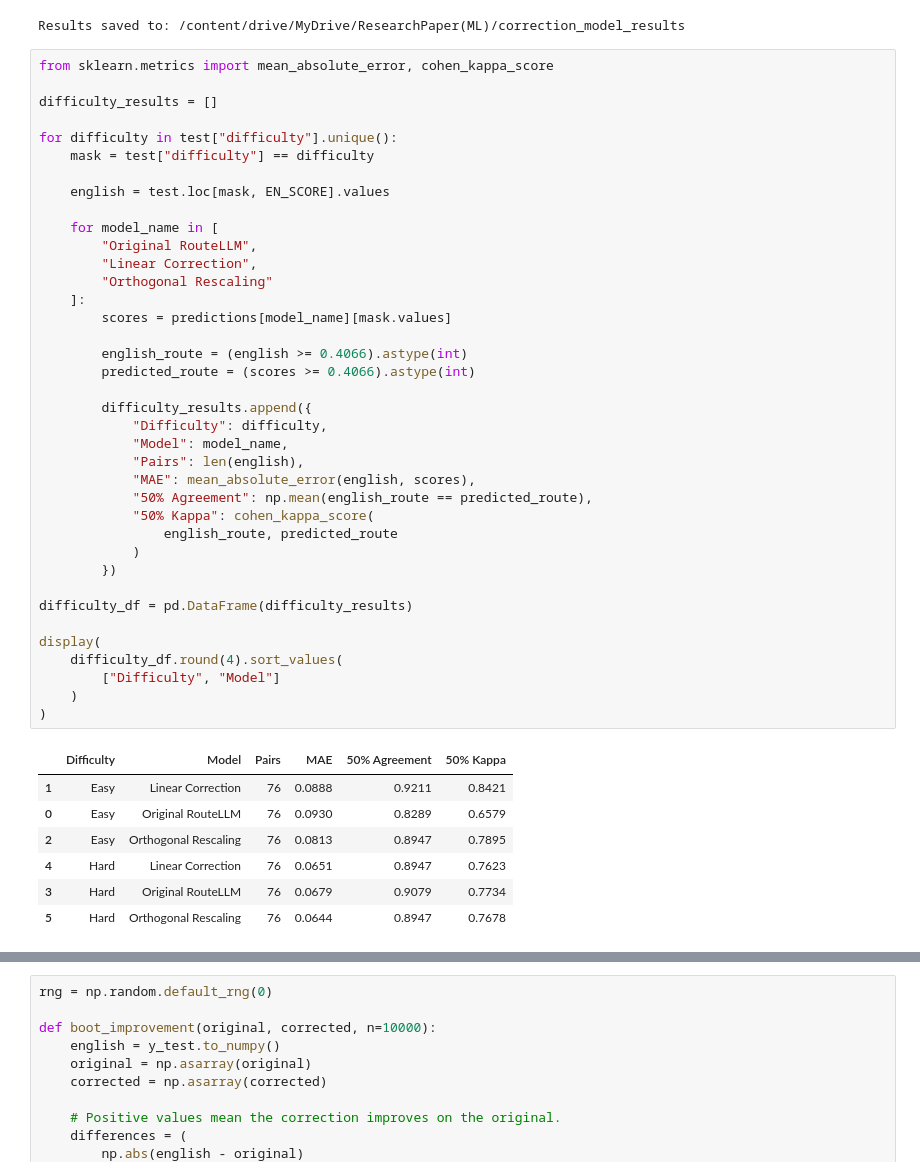
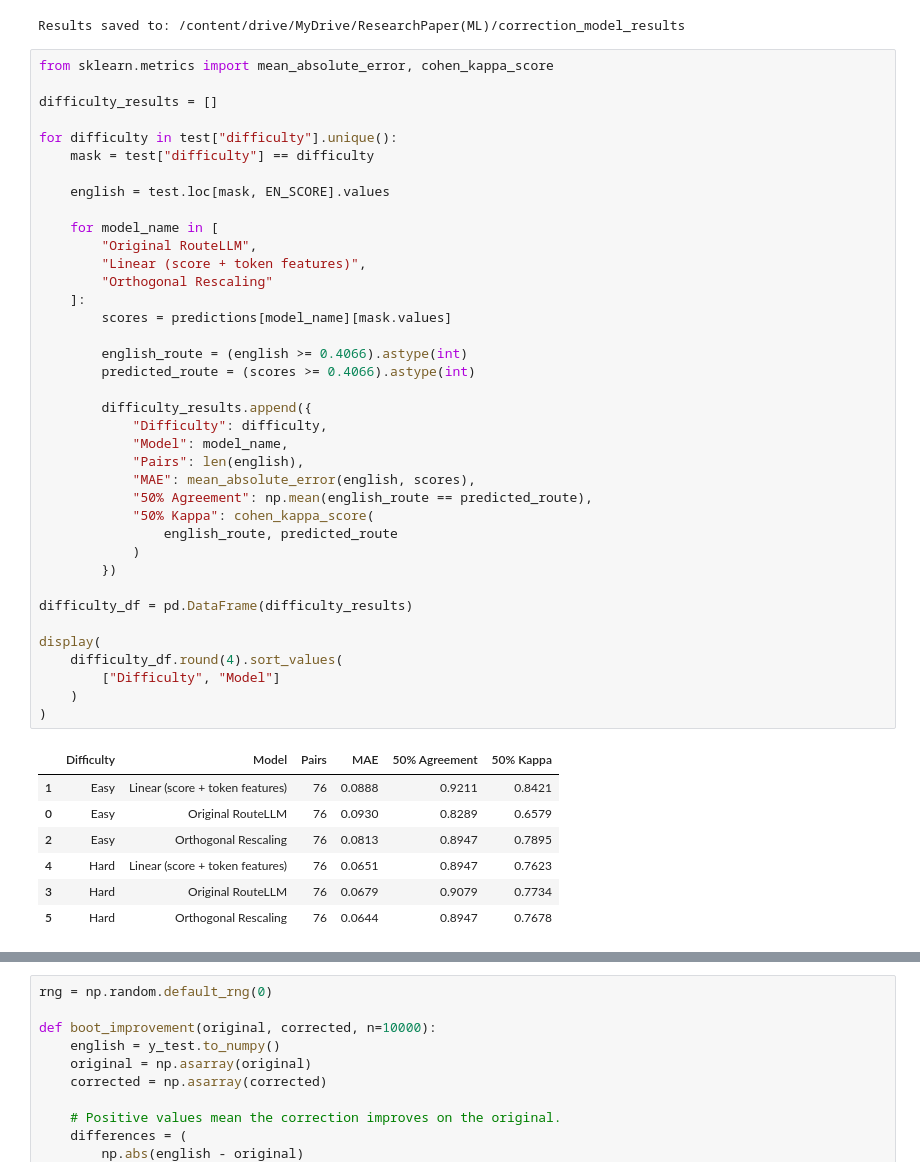
Before and after one commit to nehamalhotra-21/codemixing_llmrouter, a Jupyter notebook: person4_RouteLLM_Benchmark_Comparison.ipynb, the cells around one changed output, grey strips where cells are left out. Cells and saved outputs as stored; diff of their text form.

```diff
--- a/person4_RouteLLM_Benchmark_Comparison.ipynb
+++ b/person4_RouteLLM_Benchmark_Comparison.ipynb
@@ -385,38 +385,38 @@ for difficulty in test["difficulty"].unique():
 
     for model_name in [
         "Original RouteLLM",
-        "Linear Correction",
+        "Linear (score + token features)",
         "Orthogonal Rescaling"
     ]:
         scores = predictions[model_name][mask.values]
 
         english_route = (english >= 0.4066).astype(int)
         predicted_route = (scores >= 0.4066).astype(int)
 
         difficulty_results.append({
             "Difficulty": difficulty,
             "Model": model_name,
             "Pairs": len(english),
             "MAE": mean_absolute_error(english, scores),
             "50% Agreement": np.mean(english_route == predicted_route),
             "50% Kappa": cohen_kappa_score(
                 english_route, predicted_route
             )
         })
 
 difficulty_df = pd.DataFrame(difficulty_results)
 
 display(
     difficulty_df.round(4).sort_values(
         ["Difficulty", "Model"]
     )
 )
 # %% [output]
 |  | Difficulty | Model | Pairs | MAE | 50% Agreement | 50% Kappa |
-| 1 | Easy | Linear Correction | 76 | 0.0888 | 0.9211 | 0.8421 |
+| 1 | Easy | Linear (score + token features) | 76 | 0.0888 | 0.9211 | 0.8421 |
 | 0 | Easy | Original RouteLLM | 76 | 0.0930 | 0.8289 | 0.6579 |
 | 2 | Easy | Orthogonal Rescaling | 76 | 0.0813 | 0.8947 | 0.7895 |
-| 4 | Hard | Linear Correction | 76 | 0.0651 | 0.8947 | 0.7623 |
+| 4 | Hard | Linear (score + token features) | 76 | 0.0651 | 0.8947 | 0.7623 |
 | 3 | Hard | Original RouteLLM | 76 | 0.0679 | 0.9079 | 0.7734 |
 | 5 | Hard | Orthogonal Rescaling | 76 | 0.0644 | 0.8947 | 0.7678 |
 # %%
```
Also changed, not shown: parts of 5 cells of this notebook.
